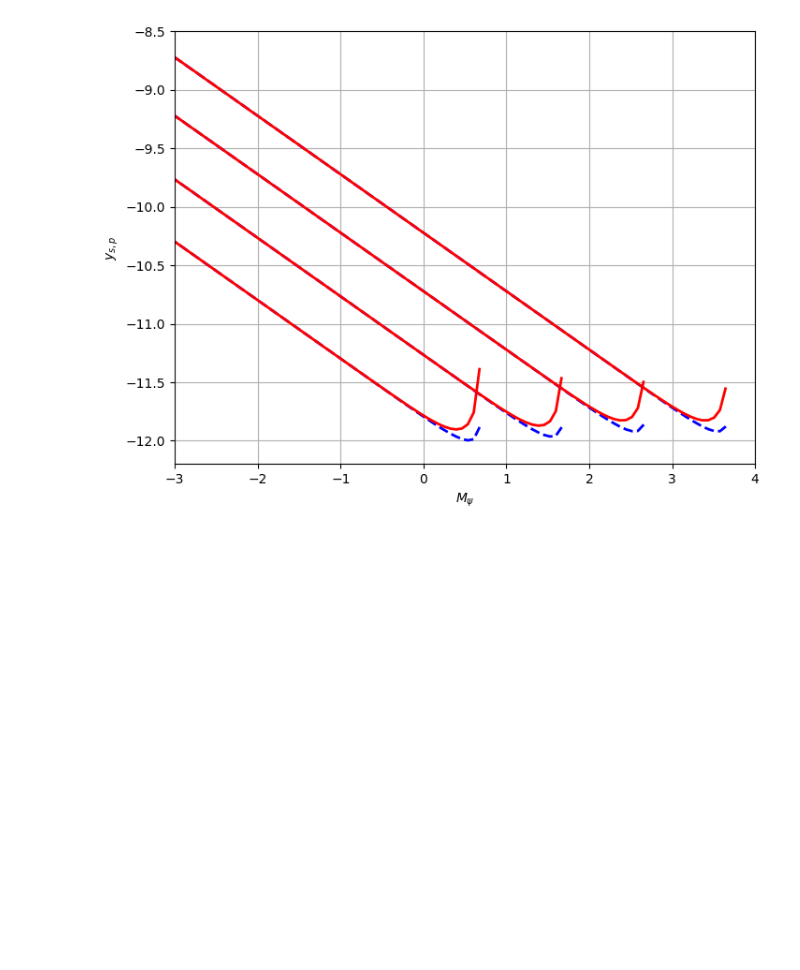
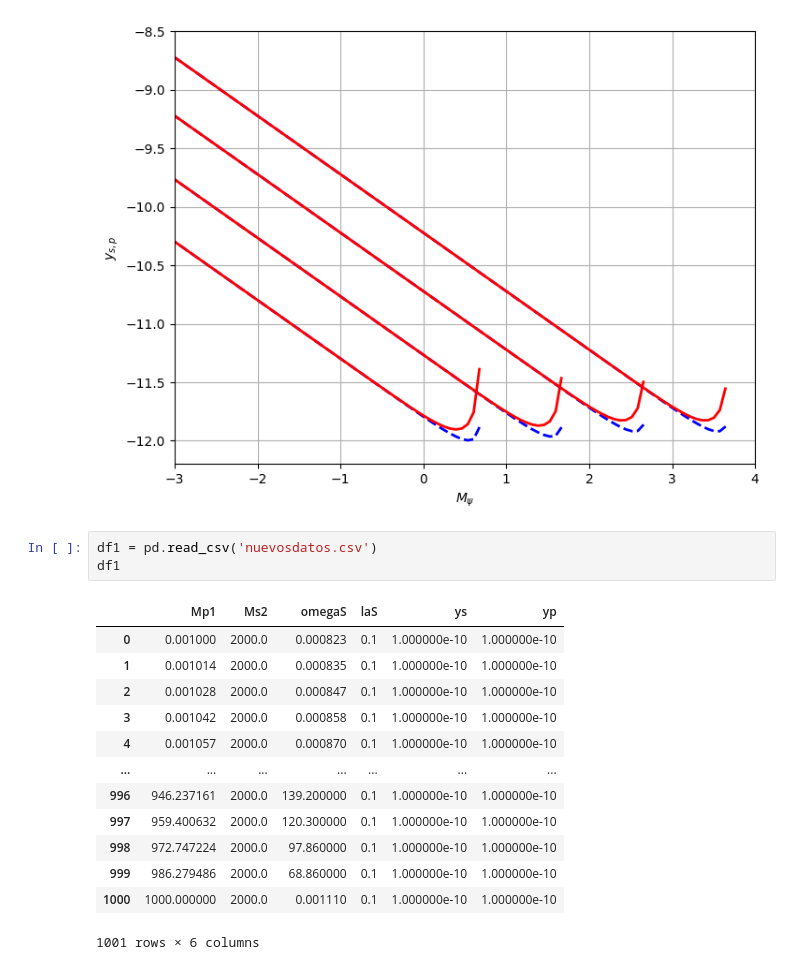
Before and after one commit to SantiagoJulioD/Trabajo_de_grado, a Jupyter notebook: FIMP_fermion/FIMP_fermion.ipynb, the cells around one changed output. Drawn from its saved outputs; the diff is of its cells as text; blank space fills up the shorter version.

```diff
--- a/FIMP_fermion/FIMP_fermion.ipynb
+++ b/FIMP_fermion/FIMP_fermion.ipynb
@@ -215,3 +216,20 @@ plt.ylabel(r'$y_{s,p}$')
 plt.show()
 # %% [output]
 [figure]
+# %%
+df1 = pd.read_csv('nuevosdatos.csv')
+df1
+# %% [output]
+|  | Mp1 | Ms2 | omegaS | laS | ys | yp |
+| 0 | 0.001000 | 2000.0 | 0.000823 | 0.1 | 1.000000e-10 | 1.000000e-10 |
+| 1 | 0.001014 | 2000.0 | 0.000835 | 0.1 | 1.000000e-10 | 1.000000e-10 |
+| 2 | 0.001028 | 2000.0 | 0.000847 | 0.1 | 1.000000e-10 | 1.000000e-10 |
+| 3 | 0.001042 | 2000.0 | 0.000858 | 0.1 | 1.000000e-10 | 1.000000e-10 |
+| 4 | 0.001057 | 2000.0 | 0.000870 | 0.1 | 1.000000e-10 | 1.000000e-10 |
+| ... | ... | ... | ... | ... | ... | ... |
+| 996 | 946.237161 | 2000.0 | 139.200000 | 0.1 | 1.000000e-10 | 1.000000e-10 |
+| 997 | 959.400632 | 2000.0 | 120.300000 | 0.1 | 1.000000e-10 | 1.000000e-10 |
+| 998 | 972.747224 | 2000.0 | 97.860000 | 0.1 | 1.000000e-10 | 1.000000e-10 |
+| 999 | 986.279486 | 2000.0 | 68.860000 | 0.1 | 1.000000e-10 | 1.000000e-10 |
+| 1000 | 1000.000000 | 2000.0 | 0.001110 | 0.1 | 1.000000e-10 | 1.000000e-10 |
+1001 rows × 6 columns
```
Also changed, not shown: parts of 6 cells of this notebook, 9 other files.
